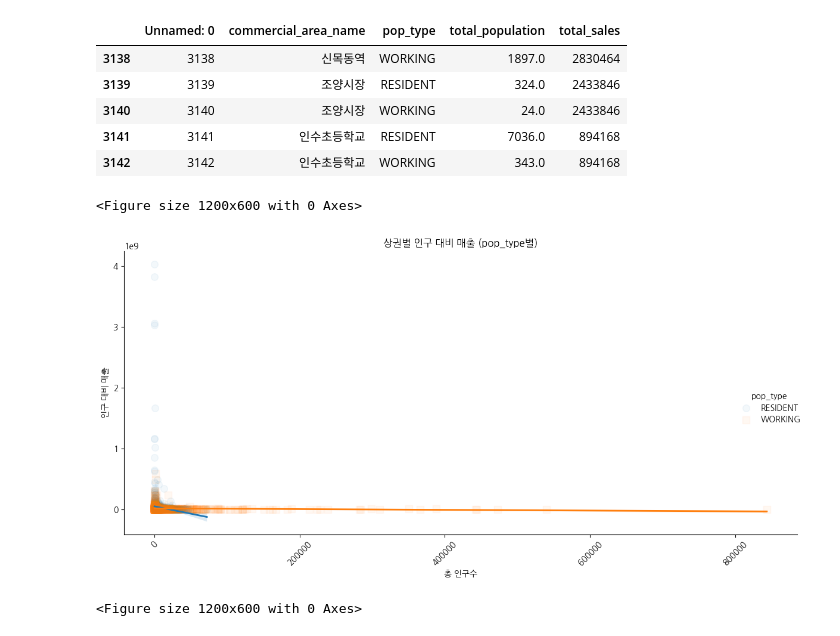
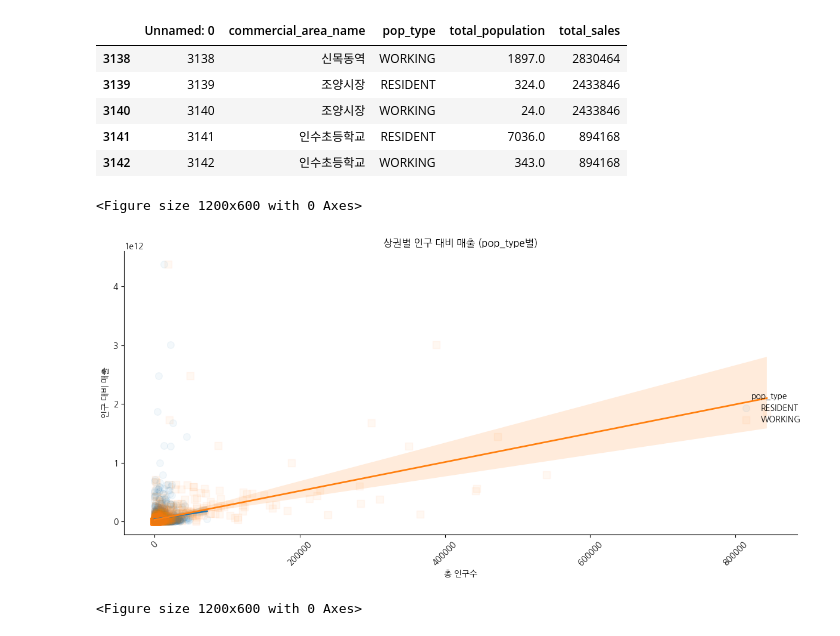
Before and after one commit to hyoinYang/eda-repo-4, a Jupyter notebook: src/eda/local_population_and_commercial_area_.ipynb, the cells around one changed output. Drawn from its saved outputs; the diff is of its cells as text; code cells hidden in the pictures.

```diff
--- a/src/eda/local_population_and_commercial_area_.ipynb
+++ b/src/eda/local_population_and_commercial_area_.ipynb
@@ -233,33 +290,33 @@ sales_df.tail()
 # %%
 import seaborn as sns
 import matplotlib.pyplot as plt
 import koreanize_matplotlib
 
 
 plt.figure(figsize=(12, 6))
 
 # pop_type별 scatter + 회귀선 (log scale)
 sns.lmplot(
     data=sales_df,
     x='total_population',
-    y='sales_per_capita',
+    y='total_sales',
     hue='pop_type',
     height=6,
     aspect=1.8,
     markers=['o', 's'],
     scatter_kws={'s':70, 'alpha':0.05},
     line_kws={'linewidth':2}
 )
 
 plt.title('상권별 인구 대비 매출 (pop_type별)')
 plt.xlabel('총 인구수')
 plt.ylabel('인구 대비 매출')
 plt.xticks(rotation=45)
 plt.tight_layout()
 plt.show()
 # %% [output]
 <Figure size 1200x600 with 0 Axes>
-[figure, old version]
+[figure, new version]
 # %%
 import seaborn as sns
 import matplotlib.pyplot as plt
```
Also changed, not shown: parts of 8 cells of this notebook.
